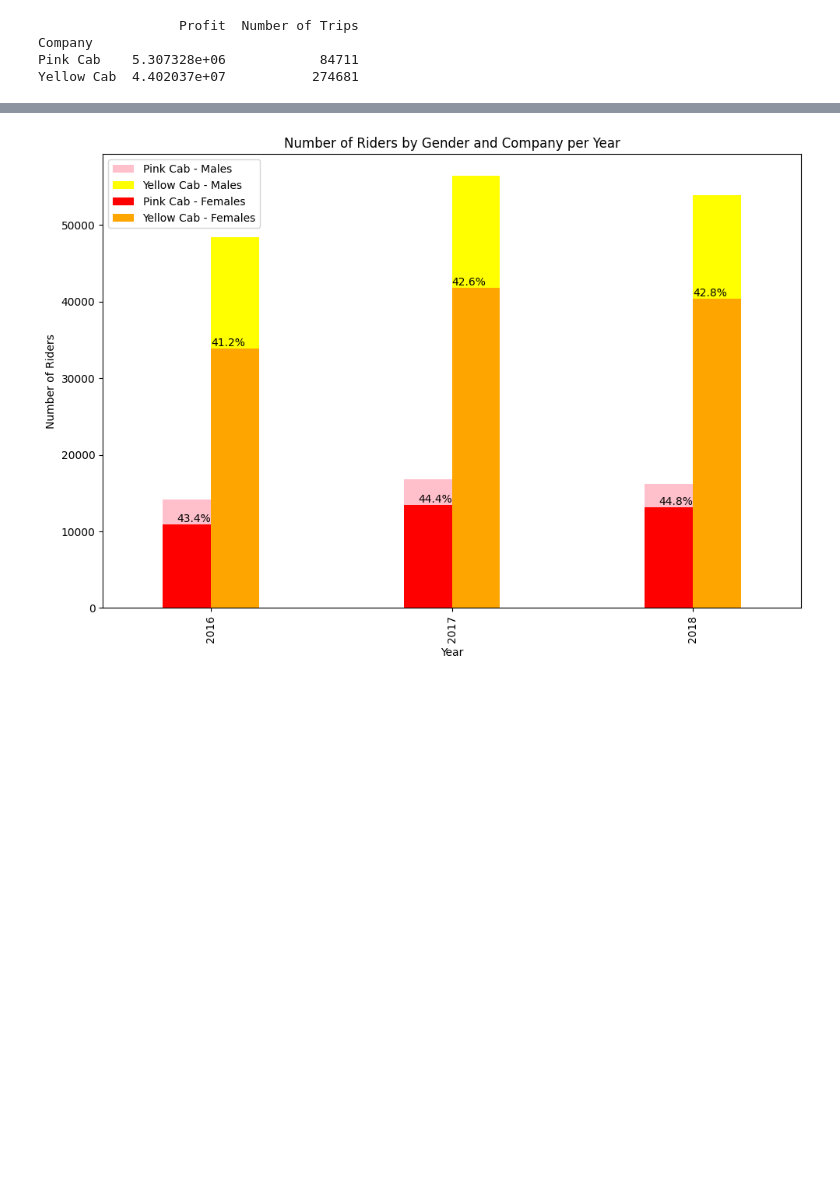
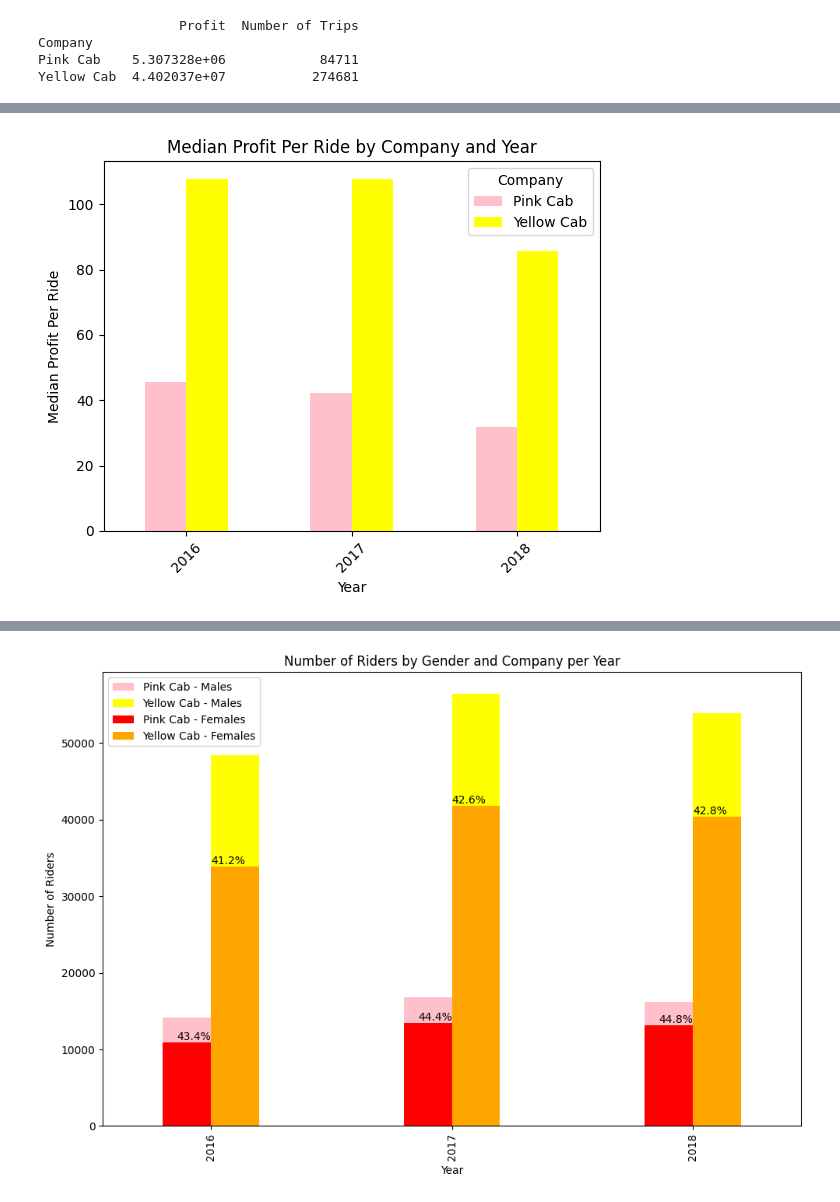
Before and after one commit to MHosseinTavakoliD/DataGlacier, a Jupyter notebook: Week2/Week2.ipynb, the cells around one changed output, grey strips where cells are left out. Cells and saved outputs as stored; diff of their text form; code cells hidden in the pictures; blank space fills up the shorter version.

```diff
--- a/Week2/Week2.ipynb
+++ b/Week2/Week2.ipynb
@@ -133,0 +164,34 @@ plt.show()
+# %%
+
+
+# Assuming your dataset is already loaded and contains the 'Profit' column
+# If not, load it and calculate the Profit as before
+final_daily_dataset = pd.read_csv('final_daily_dataset.csv')
+final_daily_dataset['Date of Travel'] = pd.to_datetime(final_daily_dataset['Date of Travel'])
+final_daily_dataset['Profit'] = final_daily_dataset['Price Charged'] - final_daily_dataset['Cost of Trip']
+final_daily_dataset['Year'] = final_daily_dataset['Date of Travel'].dt.year
+
+# Calculate the total number of customers per ride
+final_daily_dataset['Total Customers'] = final_daily_dataset['Number of Males'] + final_daily_dataset['Number of Females']
+
+# Calculate the profit per ride
+final_daily_dataset['Profit Per Ride'] = final_daily_dataset['Profit'] / final_daily_dataset['Total Customers']
+
+# Group by year and company, and calculate the median profit per ride
+median_profit_per_ride = final_daily_dataset.groupby(['Year', 'Company'])['Profit Per Ride'].median().unstack()
+
+# Plotting
+fig, ax = plt.subplots(facecolor='white')
+colors = {'Pink Cab': 'pink', 'Yellow Cab': 'yellow'}
+median_profit_per_ride.plot(kind='bar', color=[colors[name] for name in median_profit_per_ride.columns], ax=ax)
+ax.set_facecolor('white')
+
+plt.title('Median Profit Per Ride by Company and Year')
+plt.xlabel('Year')
+plt.ylabel('Median Profit Per Ride')
+plt.xticks(rotation=45)
+plt.legend(title='Company')
+
+plt.show()
+# %% [output]
+[figure, added]
```
Also changed, not shown: parts of 3 cells of this notebook, 2 other files.
